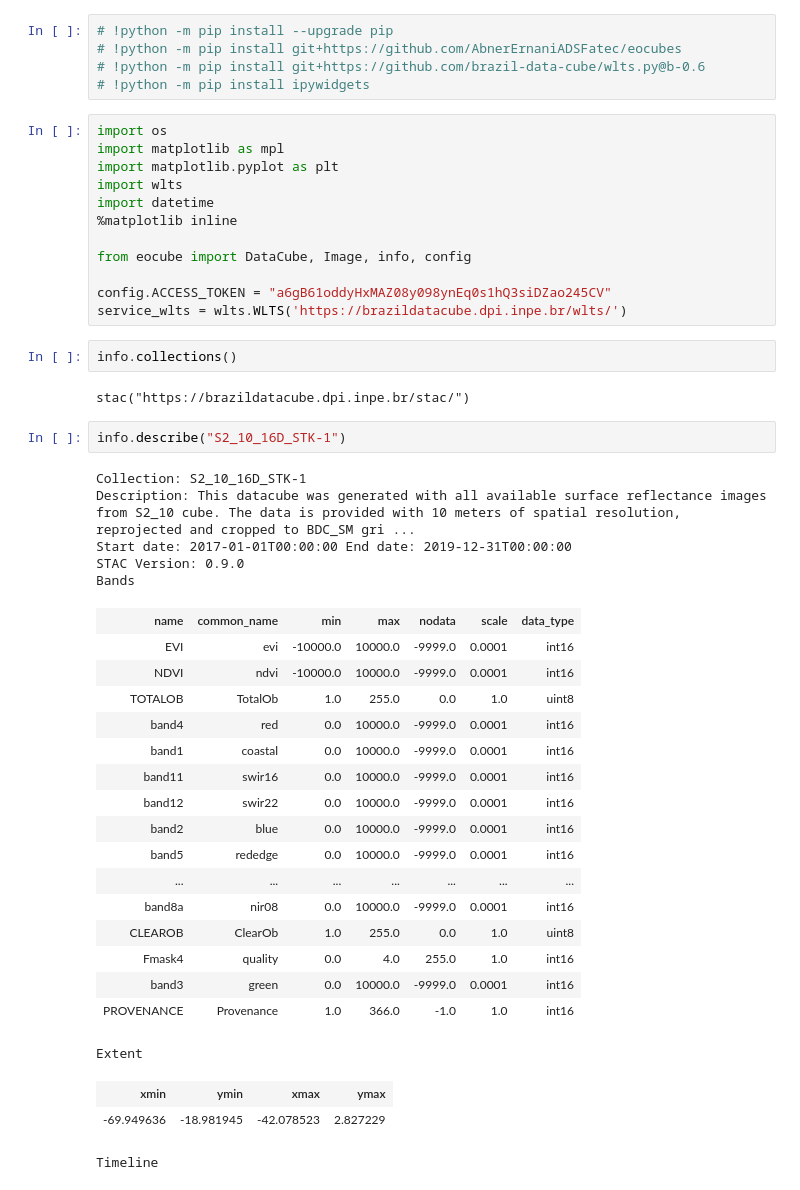
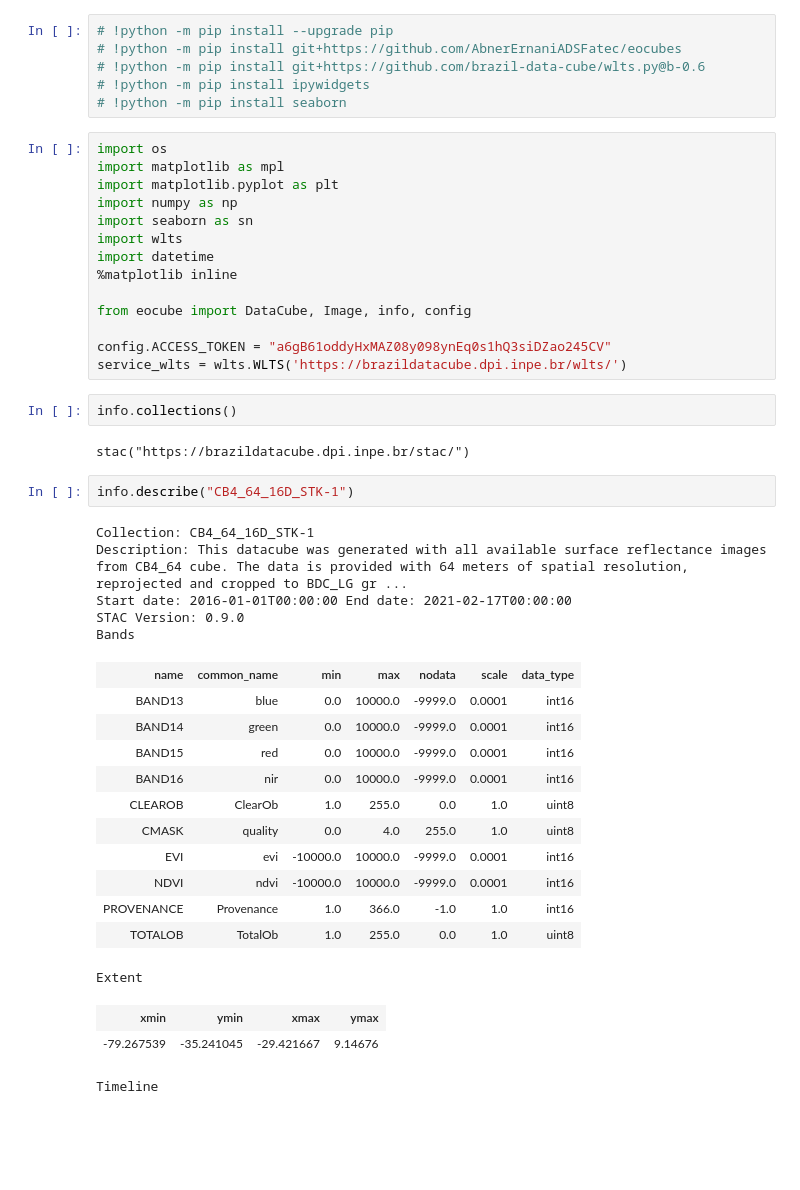
Before and after one commit to AbnerErnaniADSFatec/sample-assessment-data-science, a Jupyter notebook: testes/testes_python.ipynb, the cells around one changed output. Cells and saved outputs as stored; diff of their text form; blank space fills up the shorter version.

```diff
--- a/testes/testes_python.ipynb
+++ b/testes/testes_python.ipynb
@@ -3,10 +3,13 @@
 # !python -m pip install git+https://github.com/AbnerErnaniADSFatec/eocubes
 # !python -m pip install git+https://github.com/brazil-data-cube/wlts.py@b-0.6
 # !python -m pip install ipywidgets
+# !python -m pip install seaborn
 # %%
 import os
 import matplotlib as mpl
 import matplotlib.pyplot as plt
+import numpy as np
+import seaborn as sn
 import wlts
 import datetime
 %matplotlib inline
@@ -20,32 +23,27 @@ info.collections()
 # %% [output]
 stac("https://brazildatacube.dpi.inpe.br/stac/")
 # %%
-info.describe("S2_10_16D_STK-1")
+info.describe("CB4_64_16D_STK-1")
 # %% [output]
-Collection: S2_10_16D_STK-1
-Description: This datacube was generated with all available surface reflectance images from S2_10 cube. The data is provided with 10 meters of spatial resolution, reprojected and cropped to BDC_SM gri ...
-Start date: 2017-01-01T00:00:00 End date: 2019-12-31T00:00:00
+Collection: CB4_64_16D_STK-1
+Description: This datacube was generated with all available surface reflectance images from CB4_64 cube. The data is provided with 64 meters of spatial resolution, reprojected and cropped to BDC_LG gr ...
+Start date: 2016-01-01T00:00:00 End date: 2021-02-17T00:00:00
 STAC Version: 0.9.0
 Bands
 | name | common_name | min | max | nodata | scale | data_type |
+| BAND13 | blue | 0.0 | 10000.0 | -9999.0 | 0.0001 | int16 |
+| BAND14 | green | 0.0 | 10000.0 | -9999.0 | 0.0001 | int16 |
+| BAND15 | red | 0.0 | 10000.0 | -9999.0 | 0.0001 | int16 |
+| BAND16 | nir | 0.0 | 10000.0 | -9999.0 | 0.0001 | int16 |
+| CLEAROB | ClearOb | 1.0 | 255.0 | 0.0 | 1.0 | uint8 |
+| CMASK | quality | 0.0 | 4.0 | 255.0 | 1.0 | uint8 |
 | EVI | evi | -10000.0 | 10000.0 | -9999.0 | 0.0001 | int16 |
 | NDVI | ndvi | -10000.0 | 10000.0 | -9999.0 | 0.0001 | int16 |
+| PROVENANCE | Provenance | 1.0 | 366.0 | -1.0 | 1.0 | int16 |
 | TOTALOB | TotalOb | 1.0 | 255.0 | 0.0 | 1.0 | uint8 |
-| band4 | red | 0.0 | 10000.0 | -9999.0 | 0.0001 | int16 |
-| band1 | coastal | 0.0 | 10000.0 | -9999.0 | 0.0001 | int16 |
-| band11 | swir16 | 0.0 | 10000.0 | -9999.0 | 0.0001 | int16 |
-| band12 | swir22 | 0.0 | 10000.0 | -9999.0 | 0.0001 | int16 |
-| band2 | blue | 0.0 | 10000.0 | -9999.0 | 0.0001 | int16 |
-| band5 | rededge | 0.0 | 10000.0 | -9999.0 | 0.0001 | int16 |
-| ... | ... | ... | ... | ... | ... | ... |
-| band8a | nir08 | 0.0 | 10000.0 | -9999.0 | 0.0001 | int16 |
-| CLEAROB | ClearOb | 1.0 | 255.0 | 0.0 | 1.0 | uint8 |
-| Fmask4 | quality | 0.0 | 4.0 | 255.0 | 1.0 | int16 |
-| band3 | green | 0.0 | 10000.0 | -9999.0 | 0.0001 | int16 |
-| PROVENANCE | Provenance | 1.0 | 366.0 | -1.0 | 1.0 | int16 |
 Extent
 | xmin | ymin | xmax | ymax |
-| -69.949636 | -18.981945 | -42.078523 | 2.827229 |
+| -79.267539 | -35.241045 | -29.421667 | 9.14676 |
 Timeline
 # %%
 %%time
```
Also changed, not shown: parts of 13 cells of this notebook, 2 other files.
